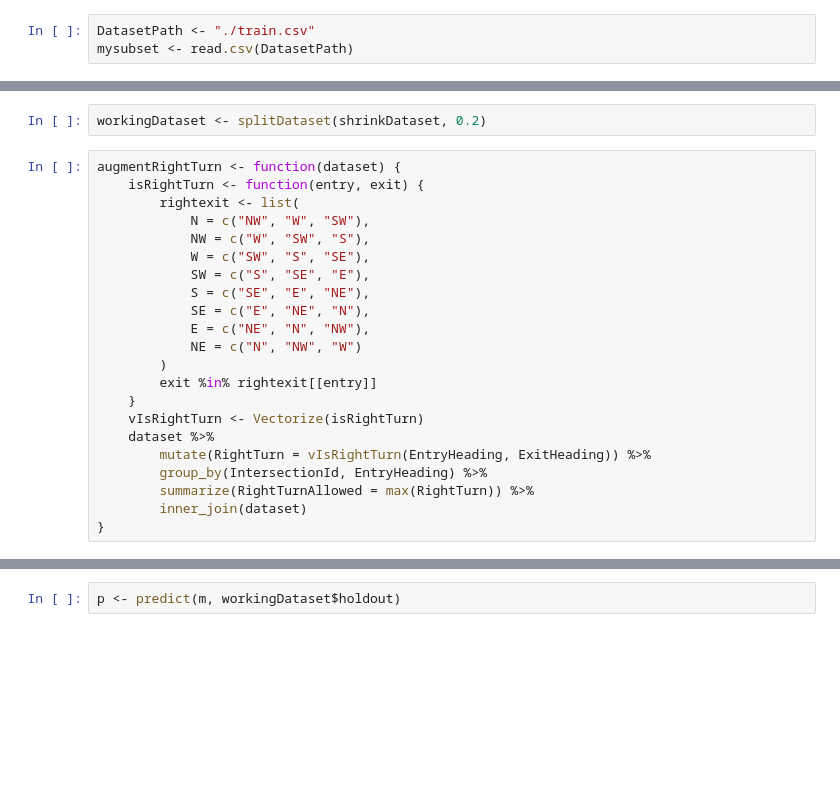
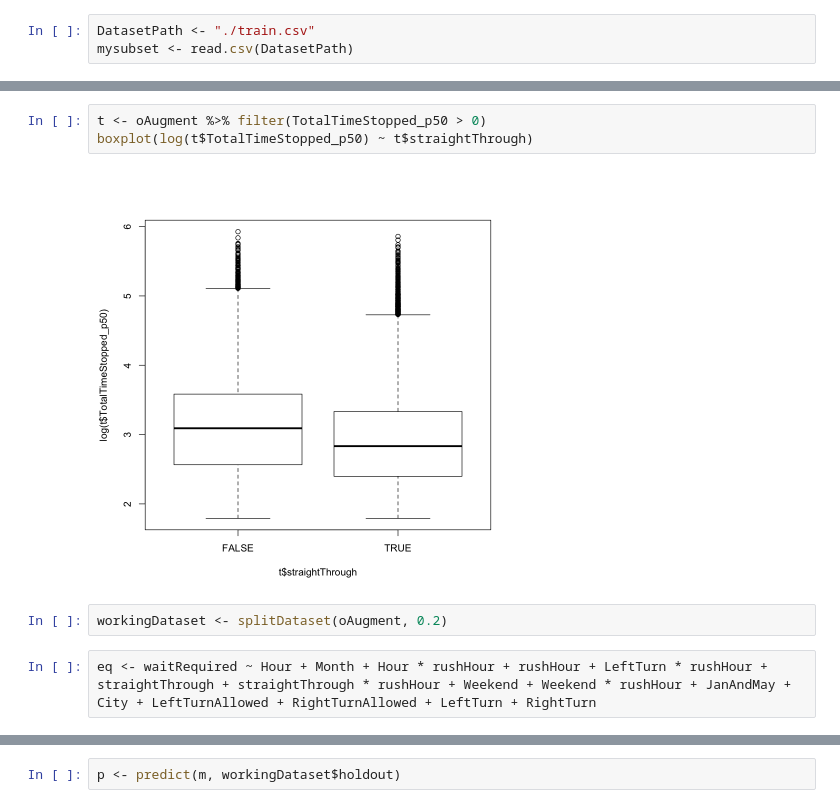
Before and after one commit to Haximilian/statistics447b, a Jupyter notebook: Feature Engineering.ipynb, the cells around one changed output, grey strips where cells are left out. Drawn from its saved outputs; the diff is of its cells as text; blank space fills up the shorter version.

```diff
--- a/Feature Engineering.ipynb
+++ b/Feature Engineering.ipynb
@@ -41,25 +137,10 @@ shrinkDataset <- shrink(mysubset, 0.1)
+# %%
+t <- oAugment %>% filter(TotalTimeStopped_p50 > 0)
+boxplot(log(t$TotalTimeStopped_p50) ~ t$straightThrough)
+# %% [output]
+[figure, added]
 # %%
-workingDataset <- splitDataset(shrinkDataset, 0.2)
+workingDataset <- splitDataset(oAugment, 0.2)
-# %%
-augmentRightTurn <- function(dataset) {
-    isRightTurn <- function(entry, exit) {
-        rightexit <- list(
-            N = c("NW", "W", "SW"),
-            NW = c("W", "SW", "S"),
-            W = c("SW", "S", "SE"),
-            SW = c("S", "SE", "E"),
-            S = c("SE", "E", "NE"),
-            SE = c("E", "NE", "N"),
-            E = c("NE", "N", "NW"),
-            NE = c("N", "NW", "W")
-        )
-        exit %in% rightexit[[entry]]
-    }
-    vIsRightTurn <- Vectorize(isRightTurn)
-    dataset %>%
-        mutate(RightTurn = vIsRightTurn(EntryHeading, ExitHeading)) %>%
-        group_by(IntersectionId, EntryHeading) %>%
-        summarize(RightTurnAllowed = max(RightTurn)) %>%
-        inner_join(dataset)
-}
+# %%
+eq <- waitRequired ~ Hour + Month + Hour * rushHour + rushHour + LeftTurn * rushHour + straightThrough + straightThrough * rushHour + Weekend + Weekend * rushHour + JanAndMay + City + LeftTurnAllowed + RightTurnAllowed + LeftTurn + RightTurn
 # %%
```
Also changed, not shown: parts of 48 cells of this notebook.
